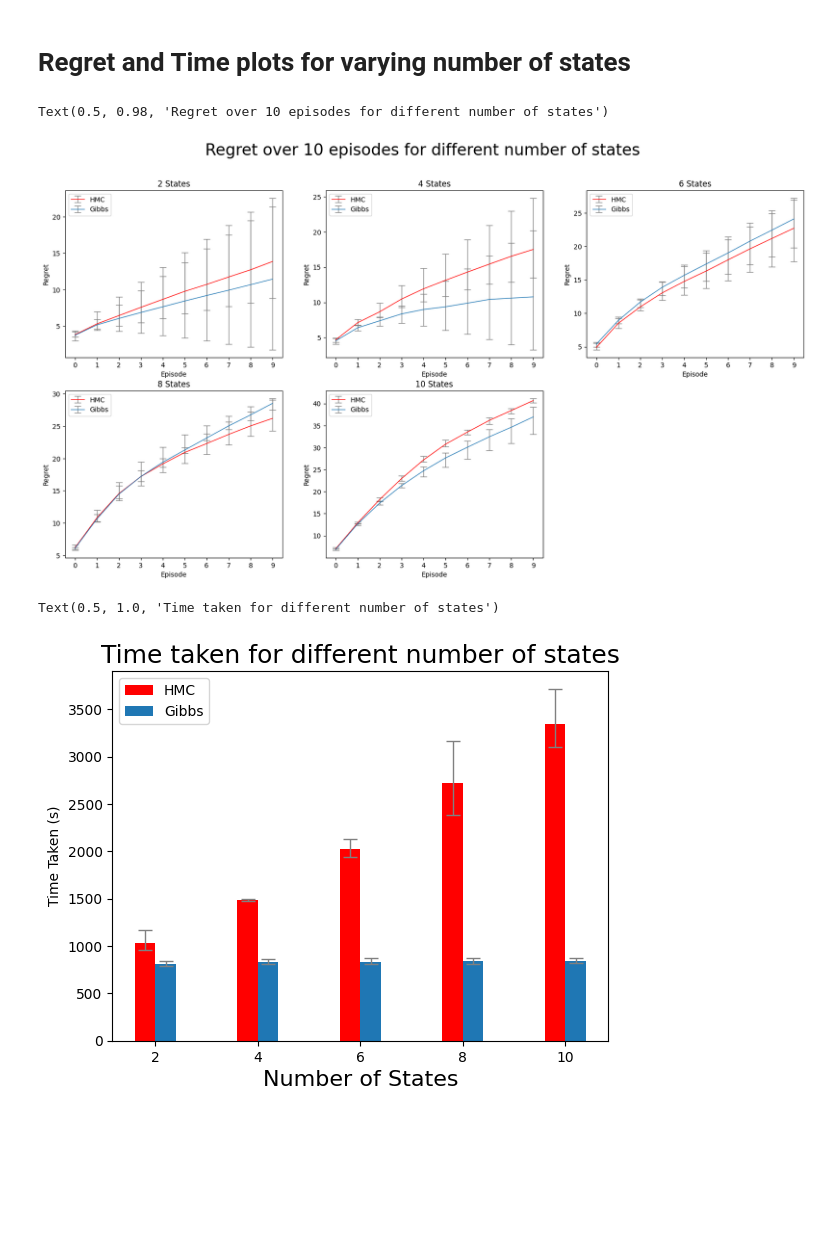
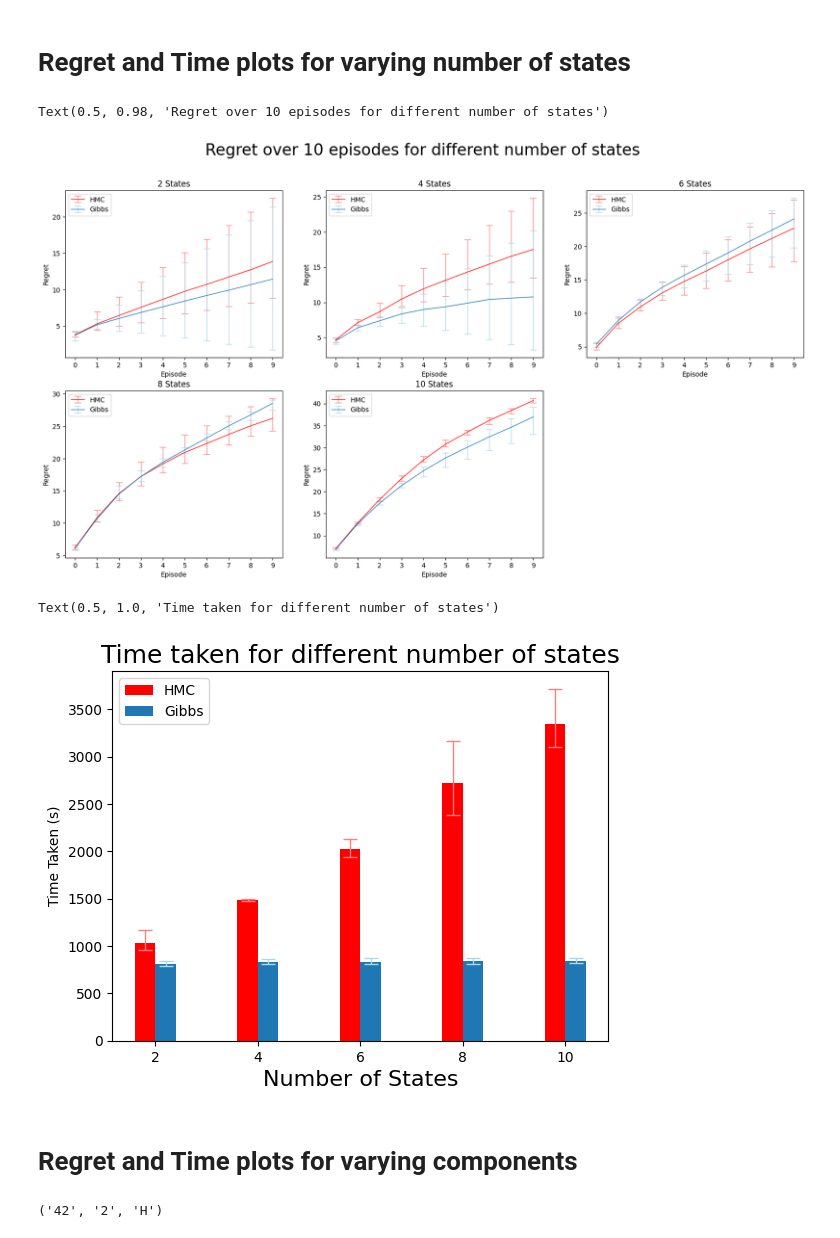
Before and after one commit to srayan00/608_Project, a Jupyter notebook: plots.ipynb, the cells around one changed output. Saved outputs shown, nothing was run; the diff lists cells and outputs as text; code cells hidden in the pictures; blank space fills up the shorter version.

Commit message:
plots and whatnot

```diff
--- a/plots.ipynb
+++ b/plots.ipynb
@@ -36,10 +36,10 @@ for i, nS in enumerate(list_of_nS):
     error_u_g  = np.max(np.cumsum(regret["G"][nS], axis = 1), axis=0) - np.mean(np.cumsum(regret["G"][nS], axis = 1), axis=0)
     # ax[index_i, index_j].plot(np.mean(regret["H"][nS], axis=0), label=f"HMC", color = "red")
     ax[index_i, index_j].errorbar(x = np.arange(0, 10), y = np.mean(np.cumsum(regret["H"][nS], axis = 1), axis = 0),
-                                  yerr= [error_l_h, error_u_h], label=f"HMC", color = "red", ecolor='gray', lw=1, capsize=5, capthick=1)
+                                  yerr= [error_l_h, error_u_h], label=f"HMC", color = "red", ecolor='#ff7f7f', lw=1, capsize=5, capthick=1)
     # ax[index_i, index_j].plot(np.mean(regret["G"][nS], axis=0), label=f"Gibbs")
     ax[index_i, index_j].errorbar(x = np.arange(0, 10), y = np.mean(np.cumsum(regret["G"][nS], axis = 1), axis=0),
-                                  yerr= [error_l_g, error_u_g], label=f"Gibbs", ecolor='gray', lw=1, capsize=5, capthick=1)
+                                  yerr= [error_l_g, error_u_g], label=f"Gibbs", ecolor='#add8e6', lw=1, capsize=5, capthick=1)
     ax[index_i, index_j].set_xticks(np.arange(0, 10))
     ax[index_i, index_j].set_xlabel("Episode")
     ax[index_i, index_j].set_ylabel("Regret")
@@ -49,21 +49,23 @@ ax[1, 2].set_visible(False)
 fig.suptitle("Regret over 10 episodes for different number of states", fontsize = 24)
 # %% [output]
 Text(0.5, 0.98, 'Regret over 10 episodes for different number of states')
-[figure, old version]
+[figure, new version]
 # %%
 fig = plt.figure()
 ax = fig.add_subplot(111)
 error_l_h = np.mean(time_taken["H"], axis=0) - np.min(time_taken["H"], axis=0)
 error_u_h  = np.max(time_taken["H"], axis=0) - np.mean(time_taken["H"], axis=0)
 error_l_g = np.mean(time_taken["G"], axis=0) - np.min(time_taken["G"], axis=0)
 error_u_g  = np.max(time_taken["G"], axis=0) - np.mean(time_taken["G"], axis=0)
-ax.bar(np.arange(2, 12, 2) - 0.2, np.mean(time_taken["H"], axis=0), 0.4, yerr = [error_l_h, error_u_h], label="HMC", color = "red", error_kw=dict(ecolor='gray', lw=1, capsize=5, capthick=1))
-ax.bar(np.arange(2, 12, 2) + 0.2, np.mean(time_taken["G"], axis=0), 0.4, yerr = [error_l_g, error_u_g], label="Gibbs", error_kw=dict(ecolor='gray', lw=1, capsize=5, capthick=1))
+ax.bar(np.arange(2, 12, 2) - 0.2, np.mean(time_taken["H"], axis=0), 0.4, yerr = [error_l_h, error_u_h], label="HMC", color = "red", error_kw=dict(ecolor='#ff7f7f', lw=1, capsize=5, capthick=1))
+ax.bar(np.arange(2, 12, 2) + 0.2, np.mean(time_taken["G"], axis=0), 0.4, yerr = [error_l_g, error_u_g], label="Gibbs", error_kw=dict(ecolor='#add8e6', lw=1, capsize=5, capthick=1))
 ax.set_xticks(np.arange(2, 12, 2))
 ax.set_xlabel("Number of States", fontsize = 16)
 ax.set_ylabel("Time Taken (s)")
 ax.legend()
 ax.set_title("Time taken for different number of states", fontsize = 18)
 # %% [output]
 Text(0.5, 1.0, 'Time taken for different number of states')
-[figure, old version]
+[figure, new version]
+# %% [markdown]
+# Regret and Time plots for varying components
@@ -69,0 +77,5 @@ Text(0.5, 1.0, 'Time taken for different number of states')
+# %%
+filename = "42_ncomp2_H.pkl"
+re.match(reg_comp, filename).groups()
+# %% [output]
+('42', '2', 'H')
```
Also changed, not shown: parts of 6 cells of this notebook, 4 other files.
